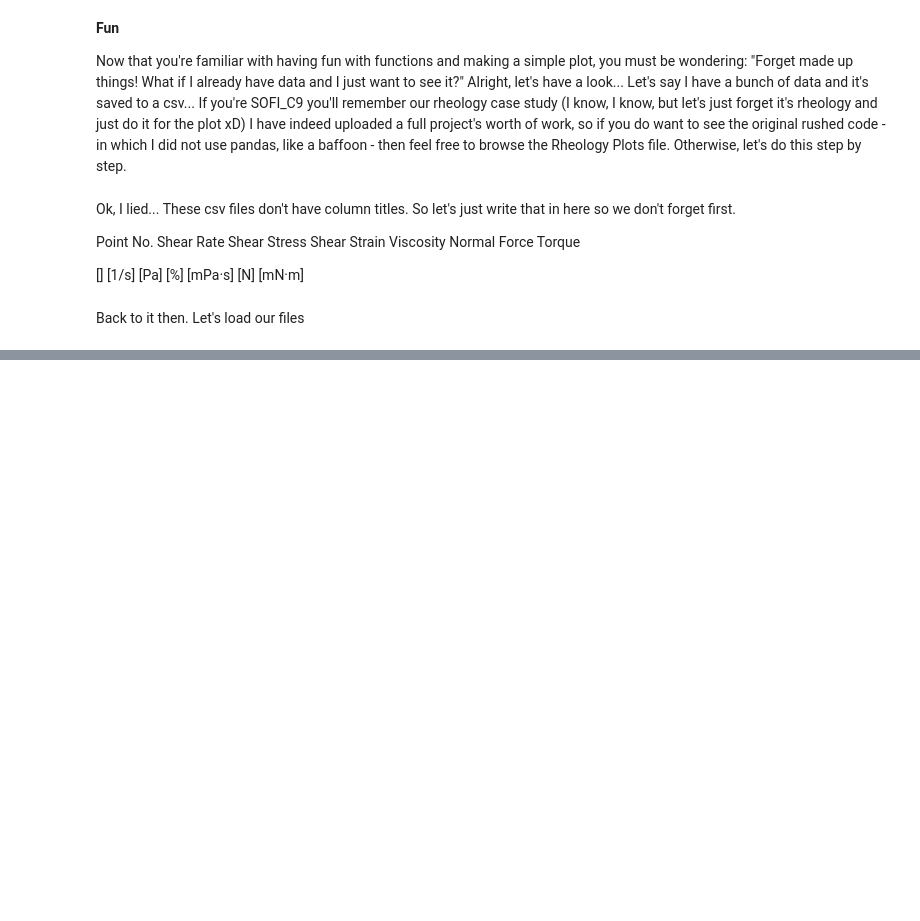
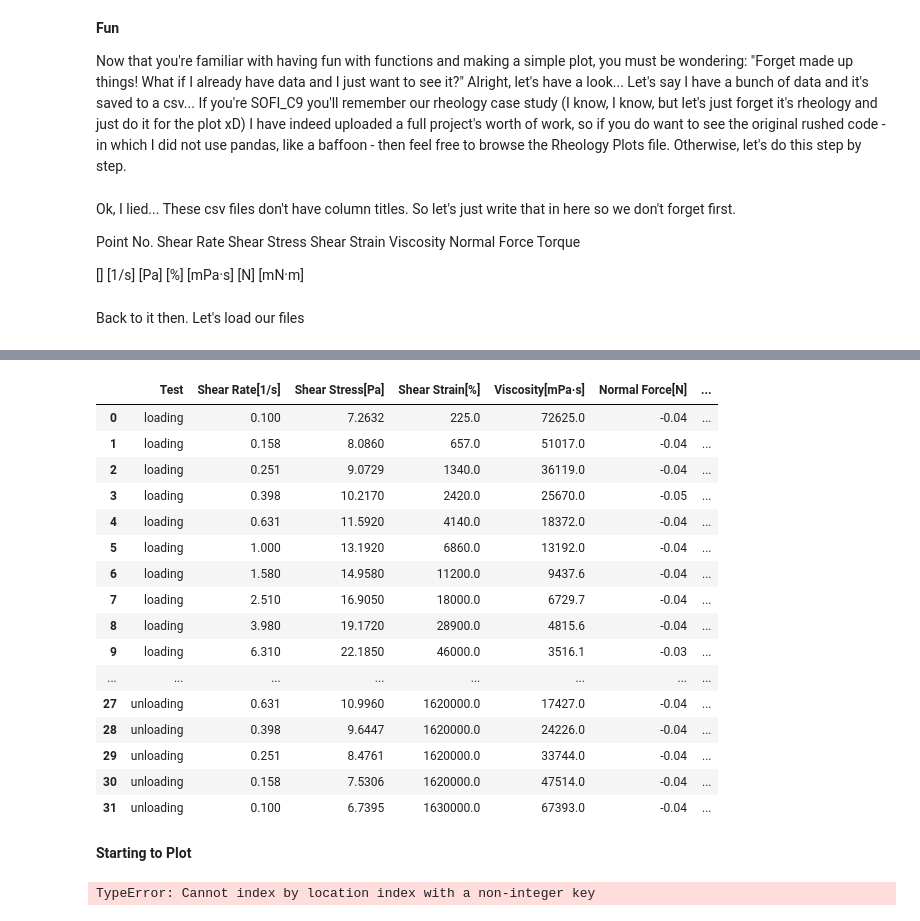
Before and after one commit to saabirpetker/trypy, a Jupyter notebook: trypy_tutorials/books/plot_csv.ipynb, the cells around one changed output, grey strips where cells are left out. Cells and saved outputs as stored; diff of their text form; code cells hidden in the pictures; blank space fills up the shorter version.

```diff
--- a/trypy_tutorials/books/plot_csv.ipynb
+++ b/trypy_tutorials/books/plot_csv.ipynb
@@ -45,0 +156,63 @@ rea=read(myfile)
+# %%
+#Let's make a function that does all of the above so we can do it for all our files quickly
+
+def dataframe(filename,delim='\t', headers=['younglings','Test','Shear Rate[1/s]','Shear Stress[Pa]','Shear Strain[%]',
+         'Viscosity[mPa·s]','Normal Force[N]','Torque[mN·m]'], ):
+    """
+    Arguments:
+    filename
+
+    optional arguments:
+    delimiter, headers
+
+    Returns:
+    clean dataframe of file data
+    """
+    #get raw
+    df = pd.read_csv("../data/ACS2/GR4SM14.csv", encoding="UTF-16", sep=delim, header=None)
+    #intro headers
+    df.columns=headers
+    #kill younglihngs
+    df=df.drop(['younglings'],axis=1)
+    #clean up
+    #Make our new column labels
+    a=["loading",]*16
+    b=["unloading",]*16
+    c=["reloading",]*16
+    #for a smaller file
+    if len(df)==32:
+        d=a+b
+    #for a bigger file
+    if len(df)==48:
+        d=a+b+c
+    df['Test']=d
+
+    return df
+# %%
+dataframe("../data/ACS2/GR4SM14.csv")
+#tadah
+# %% [output]
+|  | Test | Shear Rate[1/s] | Shear Stress[Pa] | Shear Strain[%] | Viscosity[mPa·s] | Normal Force[N] | ... |
+| 0 | loading | 0.100 | 7.2632 | 225.0 | 72625.0 | -0.04 | ... |
+| 1 | loading | 0.158 | 8.0860 | 657.0 | 51017.0 | -0.04 | ... |
+| 2 | loading | 0.251 | 9.0729 | 1340.0 | 36119.0 | -0.04 | ... |
+| 3 | loading | 0.398 | 10.2170 | 2420.0 | 25670.0 | -0.05 | ... |
+| 4 | loading | 0.631 | 11.5920 | 4140.0 | 18372.0 | -0.04 | ... |
+| 5 | loading | 1.000 | 13.1920 | 6860.0 | 13192.0 | -0.04 | ... |
+| 6 | loading | 1.580 | 14.9580 | 11200.0 | 9437.6 | -0.04 | ... |
+| 7 | loading | 2.510 | 16.9050 | 18000.0 | 6729.7 | -0.04 | ... |
+| 8 | loading | 3.980 | 19.1720 | 28900.0 | 4815.6 | -0.04 | ... |
+| 9 | loading | 6.310 | 22.1850 | 46000.0 | 3516.1 | -0.03 | ... |
+| ... | ... | ... | ... | ... | ... | ... | ... |
+| 27 | unloading | 0.631 | 10.9960 | 1620000.0 | 17427.0 | -0.04 | ... |
+| 28 | unloading | 0.398 | 9.6447 | 1620000.0 | 24226.0 | -0.04 | ... |
+| 29 | unloading | 0.251 | 8.4761 | 1620000.0 | 33744.0 | -0.04 | ... |
+| 30 | unloading | 0.158 | 7.5306 | 1620000.0 | 47514.0 | -0.04 | ... |
+| 31 | unloading | 0.100 | 6.7395 | 1630000.0 | 67393.0 | -0.04 | ... |
+# %% [markdown]
+<font size="20">**Starting to Plot**
+# %%
+df=dataframe("../data/ACS2/GR4SM32.csv")
+df.iloc['Type'=='loading']
+# %% [output]
+TypeError: Cannot index by location index with a non-integer key
```
Also changed, not shown: parts of 9 cells of this notebook, 26 other files.
